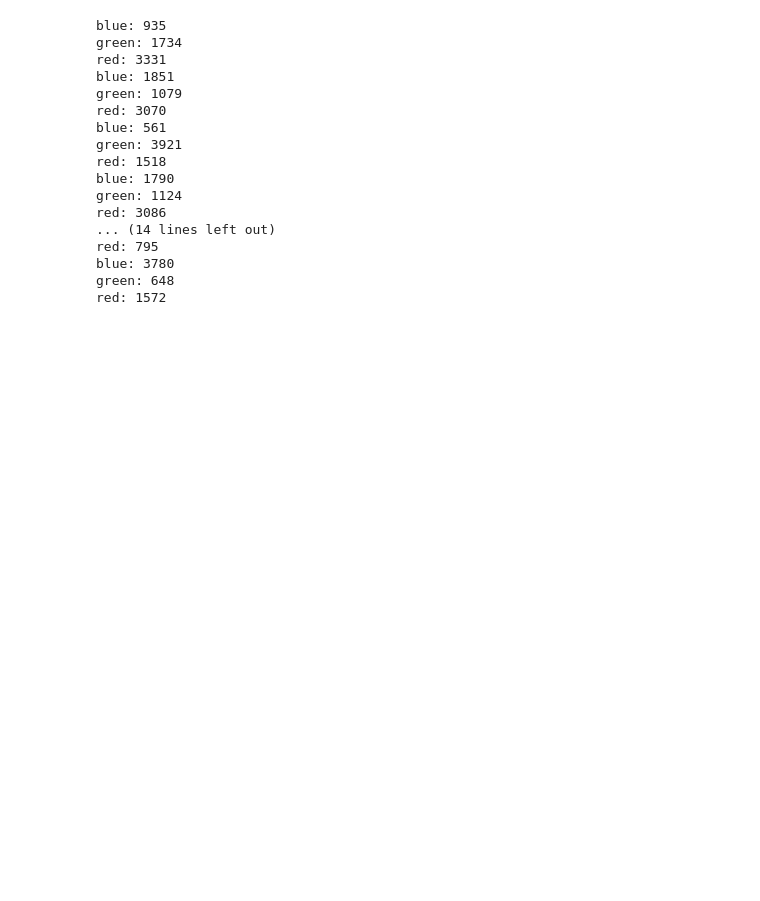
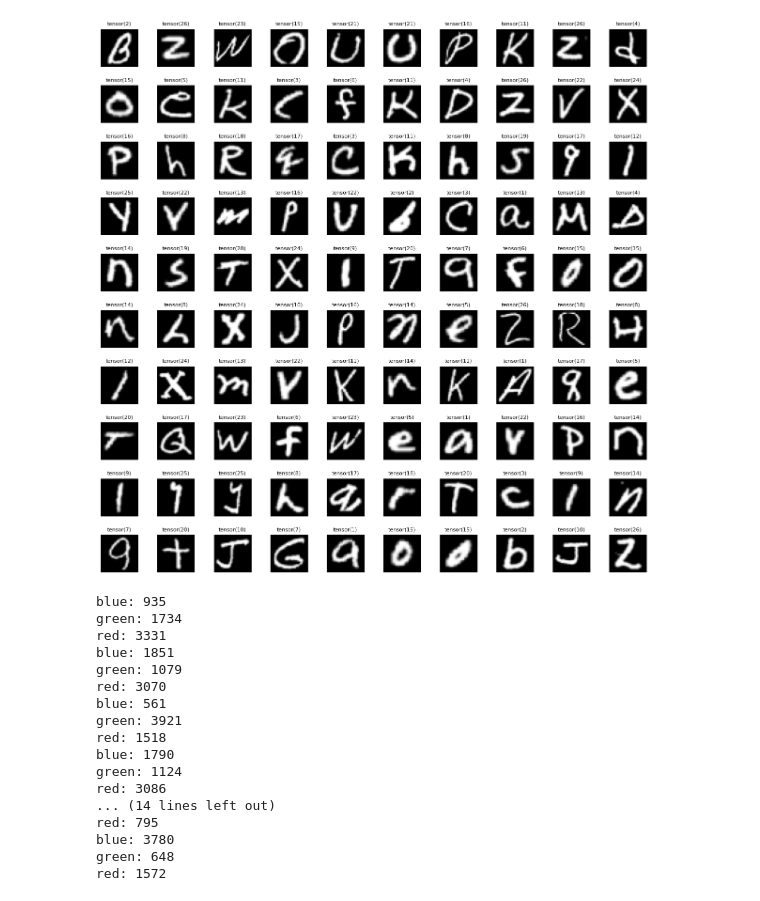
Before and after one commit to alfredoLimo/cfl_maggio, a Jupyter notebook: test_current.ipynb, the cells around one changed output. Drawn from its saved outputs; the diff is of its cells as text; code cells hidden in the pictures; blank space fills up the shorter version.

Commit message:
Add split_label_skew

```diff
--- a/test_current.ipynb
+++ b/test_current.ipynb
@@ -499,17 +499,4 @@ def split_feature_skew(
         rearranged_data.append(client_data)
 
     return rearranged_data
-# %%
-def split_label_skew(
-    train_features: torch.Tensor,
-    train_labels: torch.Tensor,
-    test_features: torch.Tensor,
-    test_labels: torch.Tensor,
-    client_number: int = 10,
-    scaling: float = 0.1,
-
-) -> list:
-
-    train_datasets = []
-    num_train_points_per_client = len(train_labels) // client_number
 # %%
@@ -624,0 +596,20 @@ Files already downloaded and verified
+# %%
+# test1
+# train_features = torch.randn(10000, 10)  # Example train features
+# train_labels = torch.randint(0, 30, (10000,))  # Example train labels
+# test_features = torch.randn(2000, 10)  # Example test features
+# test_labels = torch.randint(0, 30, (2000,))  # Example test labels
+
+# test2
+train_features, train_labels, test_features, test_labels = load_full_datasets("MNIST")
+
+
+
+rearranged_data = split_label_skew(
+    train_features, train_labels, test_features, test_labels, client_number=10, scaling=0.6
+)
+
+# # Count labels for each sub-dataset
+# for i, client_labels in enumerate(clients_train_labels):
+#     label_counts = count_labels(client_labels)
+#     print(f"Client {i} label counts: {label_counts.tolist()}")
@@ -624,0 +627,8 @@ Files already downloaded and verified
+# %%
+i=4
+
+type_it(rearranged_data[i]['test_features'])
+plot_first_100_images_with_labels(rearranged_data[i]['train_features'],rearranged_data[i]['train_labels'])
+plot_first_100_images_with_labels(rearranged_data[i]['test_features'],rearranged_data[i]['test_labels'])
+# %% [output]
+[figure, added]
```
Also changed, not shown: parts of 6 cells of this notebook, 1 other file.
